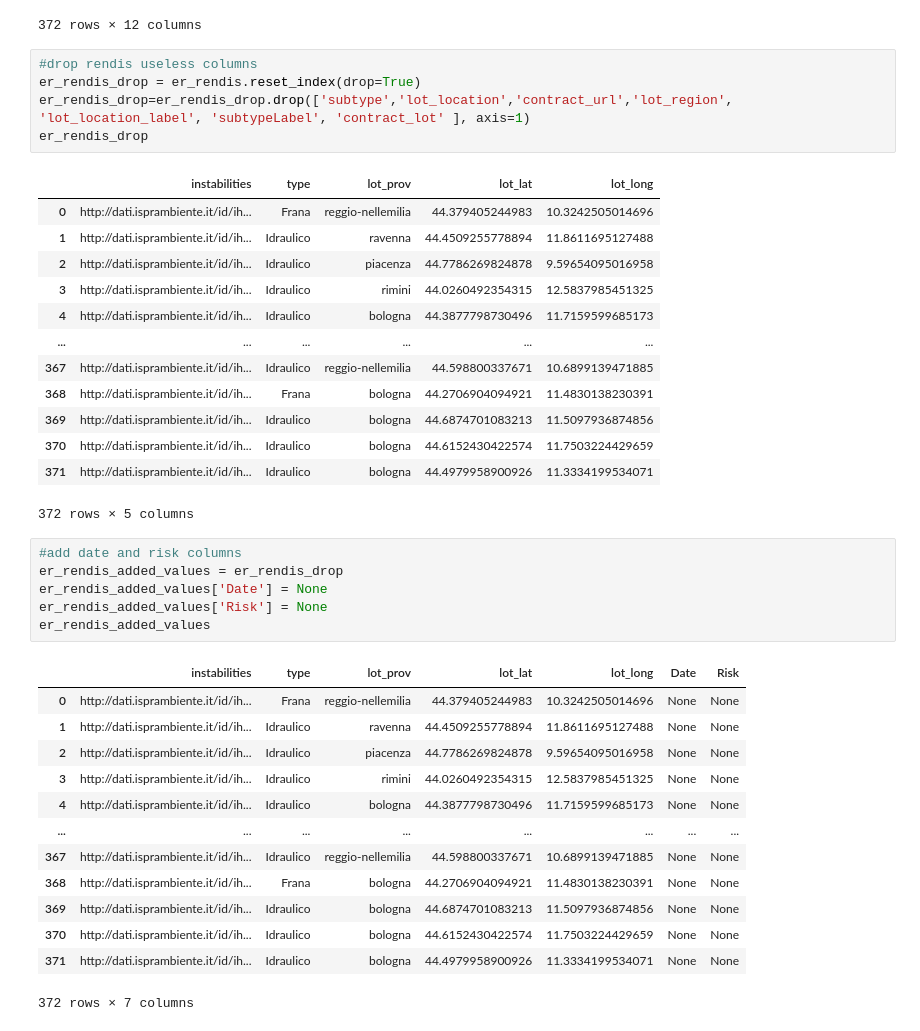
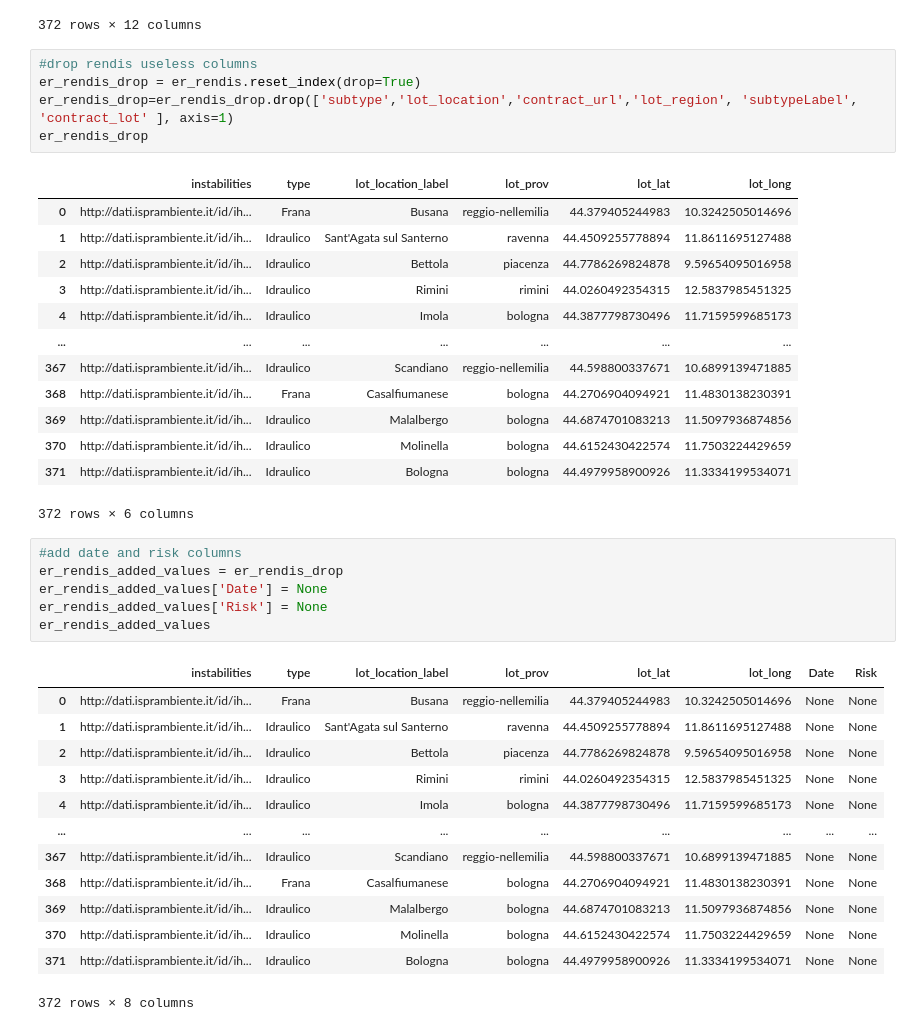
Before and after one commit to ChiaraCati/FlooData, a Jupyter notebook: software/Disruptions.ipynb, the cells around one changed output. Cells and saved outputs as stored; diff of their text form.

```diff
--- a/software/Disruptions.ipynb
+++ b/software/Disruptions.ipynb
@@ -66,22 +143,22 @@ er_rendis
 # %%
 #drop rendis useless columns
 er_rendis_drop = er_rendis.reset_index(drop=True)
-er_rendis_drop=er_rendis_drop.drop(['subtype','lot_location','contract_url','lot_region', 'lot_location_label', 'subtypeLabel', 'contract_lot' ], axis=1)
+er_rendis_drop=er_rendis_drop.drop(['subtype','lot_location','contract_url','lot_region', 'subtypeLabel', 'contract_lot' ], axis=1)
 er_rendis_drop
 # %% [output]
-|  | instabilities | type | lot_prov | lot_lat | lot_long |
-| 0 | http://dati.isprambiente.it/id/ih... | Frana | reggio-nellemilia | 44.379405244983 | 10.3242505014696 |
-| 1 | http://dati.isprambiente.it/id/ih... | Idraulico | ravenna | 44.4509255778894 | 11.8611695127488 |
-| 2 | http://dati.isprambiente.it/id/ih... | Idraulico | piacenza | 44.7786269824878 | 9.59654095016958 |
-| 3 | http://dati.isprambiente.it/id/ih... | Idraulico | rimini | 44.0260492354315 | 12.5837985451325 |
-| 4 | http://dati.isprambiente.it/id/ih... | Idraulico | bologna | 44.3877798730496 | 11.7159599685173 |
-| ... | ... | ... | ... | ... | ... |
-| 367 | http://dati.isprambiente.it/id/ih... | Idraulico | reggio-nellemilia | 44.598800337671 | 10.6899139471885 |
-| 368 | http://dati.isprambiente.it/id/ih... | Frana | bologna | 44.2706904094921 | 11.4830138230391 |
-| 369 | http://dati.isprambiente.it/id/ih... | Idraulico | bologna | 44.6874701083213 | 11.5097936874856 |
-| 370 | http://dati.isprambiente.it/id/ih... | Idraulico | bologna | 44.6152430422574 | 11.7503224429659 |
-| 371 | http://dati.isprambiente.it/id/ih... | Idraulico | bologna | 44.4979958900926 | 11.3334199534071 |
+|  | instabilities | type | lot_location_label | lot_prov | lot_lat | lot_long |
+| 0 | http://dati.isprambiente.it/id/ih... | Frana | Busana | reggio-nellemilia | 44.379405244983 | 10.3242505014696 |
+| 1 | http://dati.isprambiente.it/id/ih... | Idraulico | Sant'Agata sul Santerno | ravenna | 44.4509255778894 | 11.8611695127488 |
+| 2 | http://dati.isprambiente.it/id/ih... | Idraulico | Bettola | piacenza | 44.7786269824878 | 9.59654095016958 |
+| 3 | http://dati.isprambiente.it/id/ih... | Idraulico | Rimini | rimini | 44.0260492354315 | 12.5837985451325 |
+| 4 | http://dati.isprambiente.it/id/ih... | Idraulico | Imola | bologna | 44.3877798730496 | 11.7159599685173 |
+| ... | ... | ... | ... | ... | ... | ... |
+| 367 | http://dati.isprambiente.it/id/ih... | Idraulico | Scandiano | reggio-nellemilia | 44.598800337671 | 10.6899139471885 |
+| 368 | http://dati.isprambiente.it/id/ih... | Frana | Casalfiumanese | bologna | 44.2706904094921 | 11.4830138230391 |
+| 369 | http://dati.isprambiente.it/id/ih... | Idraulico | Malalbergo | bologna | 44.6874701083213 | 11.5097936874856 |
+| 370 | http://dati.isprambiente.it/id/ih... | Idraulico | Molinella | bologna | 44.6152430422574 | 11.7503224429659 |
+| 371 | http://dati.isprambiente.it/id/ih... | Idraulico | Bologna | bologna | 44.4979958900926 | 11.3334199534071 |
-372 rows × 5 columns
+372 rows × 6 columns
 # %%
 #add date and risk columns
 er_rendis_added_values = er_rendis_drop
@@ -89,19 +166,19 @@ er_rendis_added_values['Date'] = None
 er_rendis_added_values['Risk'] = None
 er_rendis_added_values
 # %% [output]
-|  | instabilities | type | lot_prov | lot_lat | lot_long | Date | Risk |
-| 0 | http://dati.isprambiente.it/id/ih... | Frana | reggio-nellemilia | 44.379405244983 | 10.3242505014696 | None | None |
-| 1 | http://dati.isprambiente.it/id/ih... | Idraulico | ravenna | 44.4509255778894 | 11.8611695127488 | None | None |
-| 2 | http://dati.isprambiente.it/id/ih... | Idraulico | piacenza | 44.7786269824878 | 9.59654095016958 | None | None |
-| 3 | http://dati.isprambiente.it/id/ih... | Idraulico | rimini | 44.0260492354315 | 12.5837985451325 | None | None |
-| 4 | http://dati.isprambiente.it/id/ih... | Idraulico | bologna | 44.3877798730496 | 11.7159599685173 | None | None |
-| ... | ... | ... | ... | ... | ... | ... | ... |
-| 367 | http://dati.isprambiente.it/id/ih... | Idraulico | reggio-nellemilia | 44.598800337671 | 10.6899139471885 | None | None |
-| 368 | http://dati.isprambiente.it/id/ih... | Frana | bologna | 44.2706904094921 | 11.4830138230391 | None | None |
-| 369 | http://dati.isprambiente.it/id/ih... | Idraulico | bologna | 44.6874701083213 | 11.5097936874856 | None | None |
-| 370 | http://dati.isprambiente.it/id/ih... | Idraulico | bologna | 44.6152430422574 | 11.7503224429659 | None | None |
-| 371 | http://dati.isprambiente.it/id/ih... | Idraulico | bologna | 44.4979958900926 | 11.3334199534071 | None | None |
+|  | instabilities | type | lot_location_label | lot_prov | lot_lat | lot_long | Date | Risk |
+| 0 | http://dati.isprambiente.it/id/ih... | Frana | Busana | reggio-nellemilia | 44.379405244983 | 10.3242505014696 | None | None |
+| 1 | http://dati.isprambiente.it/id/ih... | Idraulico | Sant'Agata sul Santerno | ravenna | 44.4509255778894 | 11.8611695127488 | None | None |
+| 2 | http://dati.isprambiente.it/id/ih... | Idraulico | Bettola | piacenza | 44.7786269824878 | 9.59654095016958 | None | None |
+| 3 | http://dati.isprambiente.it/id/ih... | Idraulico | Rimini | rimini | 44.0260492354315 | 12.5837985451325 | None | None |
+| 4 | http://dati.isprambiente.it/id/ih... | Idraulico | Imola | bologna | 44.3877798730496 | 11.7159599685173 | None | None |
+| ... | ... | ... | ... | ... | ... | ... | ... | ... |
+| 367 | http://dati.isprambiente.it/id/ih... | Idraulico | Scandiano | reggio-nellemilia | 44.598800337671 | 10.6899139471885 | None | None |
+| 368 | http://dati.isprambiente.it/id/ih... | Frana | Casalfiumanese | bologna | 44.2706904094921 | 11.4830138230391 | None | None |
+| 369 | http://dati.isprambiente.it/id/ih... | Idraulico | Malalbergo | bologna | 44.6874701083213 | 11.5097936874856 | None | None |
+| 370 | http://dati.isprambiente.it/id/ih... | Idraulico | Molinella | bologna | 44.6152430422574 | 11.7503224429659 | None | None |
+| 371 | http://dati.isprambiente.it/id/ih... | Idraulico | Bologna | bologna | 44.4979958900926 | 11.3334199534071 | None | None |
-372 rows × 7 columns
+372 rows × 8 columns
 # %%
 #change provinces into code
 for idx, row in er_rendis_added_values.iterrows():
```
Also changed, not shown: parts of 28 cells of this notebook, 2 other files.
